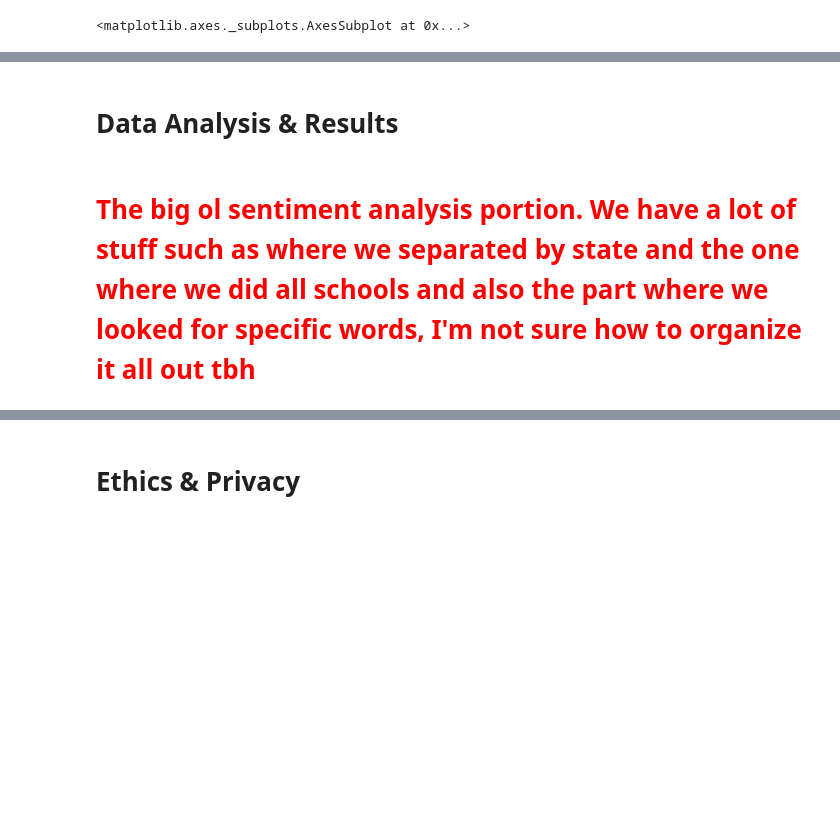
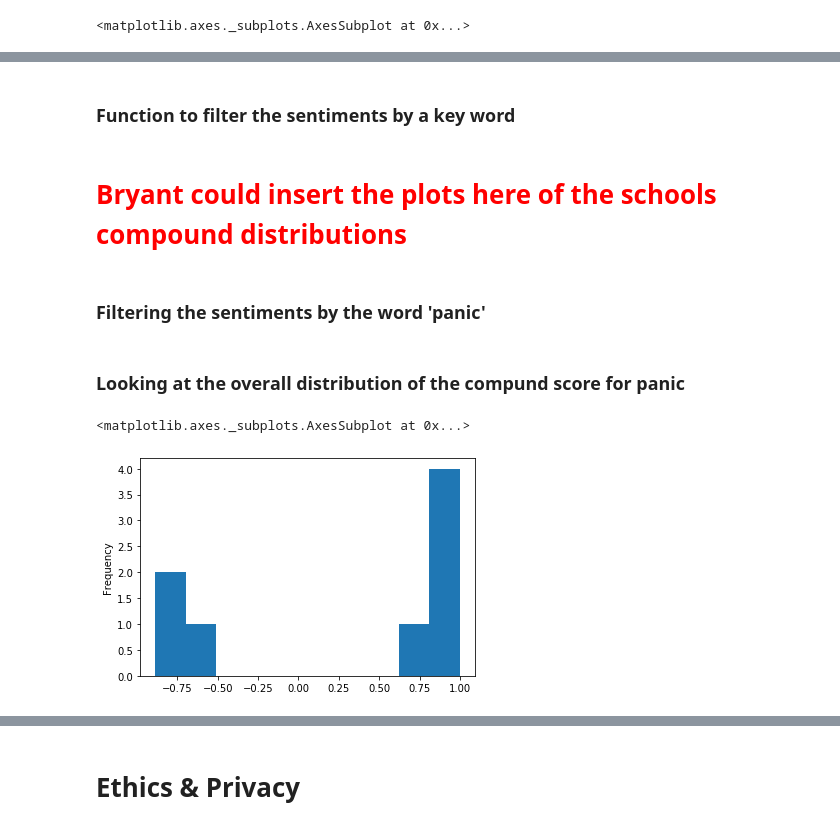
Before and after one commit to hasetia/Data-Science-Sentiment-Analysis-, a Jupyter notebook: Other Notebooks/Final_Project_Group09_tentative_outline.ipynb, the cells around one changed output, grey strips where cells are left out. Cells and saved outputs as stored; diff of their text form; code cells hidden in the pictures; blank space fills up the shorter version.

```diff
--- a/Other Notebooks/Final_Project_Group09_tentative_outline.ipynb
+++ b/Other Notebooks/Final_Project_Group09_tentative_outline.ipynb
@@ -531,3 +555,5 @@ allShools_sent.to_csv('allShools_sent.csv', index = False)
+# %% [markdown]
+### Function to filter the sentiments by a key word
 # %%
 def sort_df(word):
     new = allSchools[allSchools['content'].str.contains(word, case=False)]
@@ -542,7 +568,17 @@ def sort_df(word):
     new = new.assign(compound = new_sentiments['compound'])
 
     return new
-# %% [markdown]
-# Data Analysis & Results
-# %% [markdown]
-# <font color = red> The big ol sentiment analysis portion. We have a lot of stuff such as where we separated by state and the one where we did all schools and also the part where we looked for specific words, I'm not sure how to organize it all out tbh
+# %% [markdown]
+# <font color = red> Bryant could insert the plots here of the schools compound distributions
+# %% [markdown]
+### Filtering the sentiments by the word 'panic'
+# %%
+# Using the sort_df function to filter the dataframe for messages containing the word panic
+df_panic = sort_df('panic')
+# %% [markdown]
+### Looking at the overall distribution of the compund score  for panic
+# %%
+df_panic['compound'].plot.hist()
+# %% [output]
+<matplotlib.axes._subplots.AxesSubplot at 0x...>
+[figure, added]
```
Also changed, not shown: parts of 17 cells of this notebook, 3 other files.
